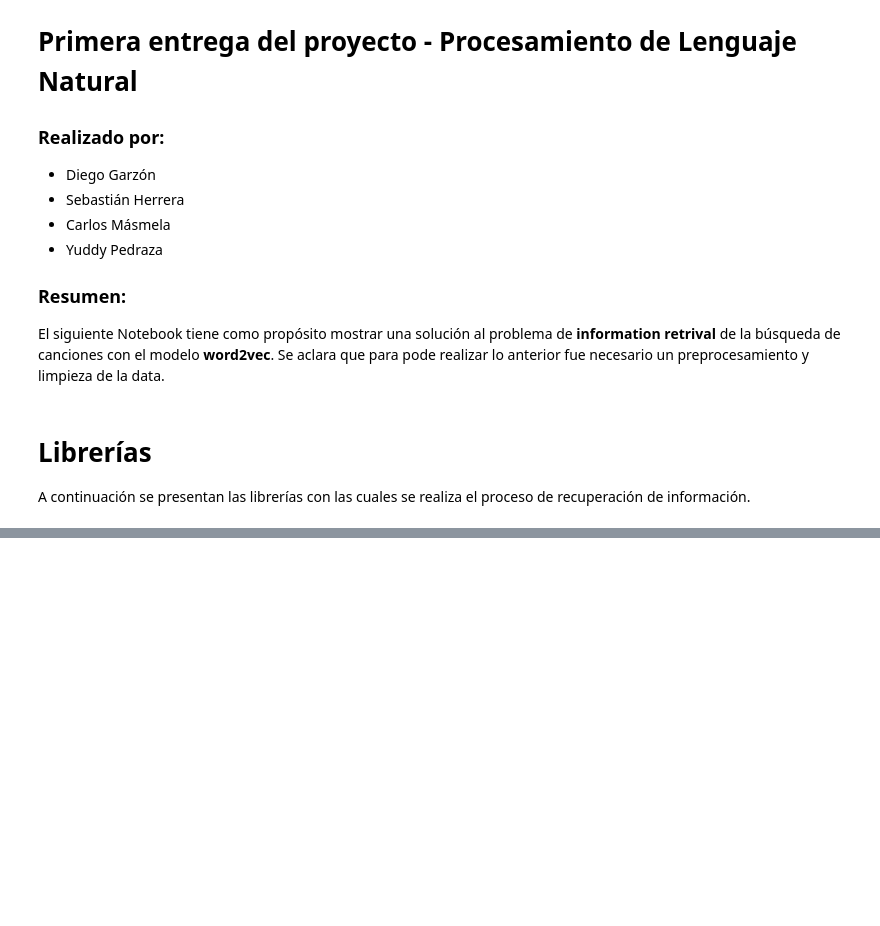
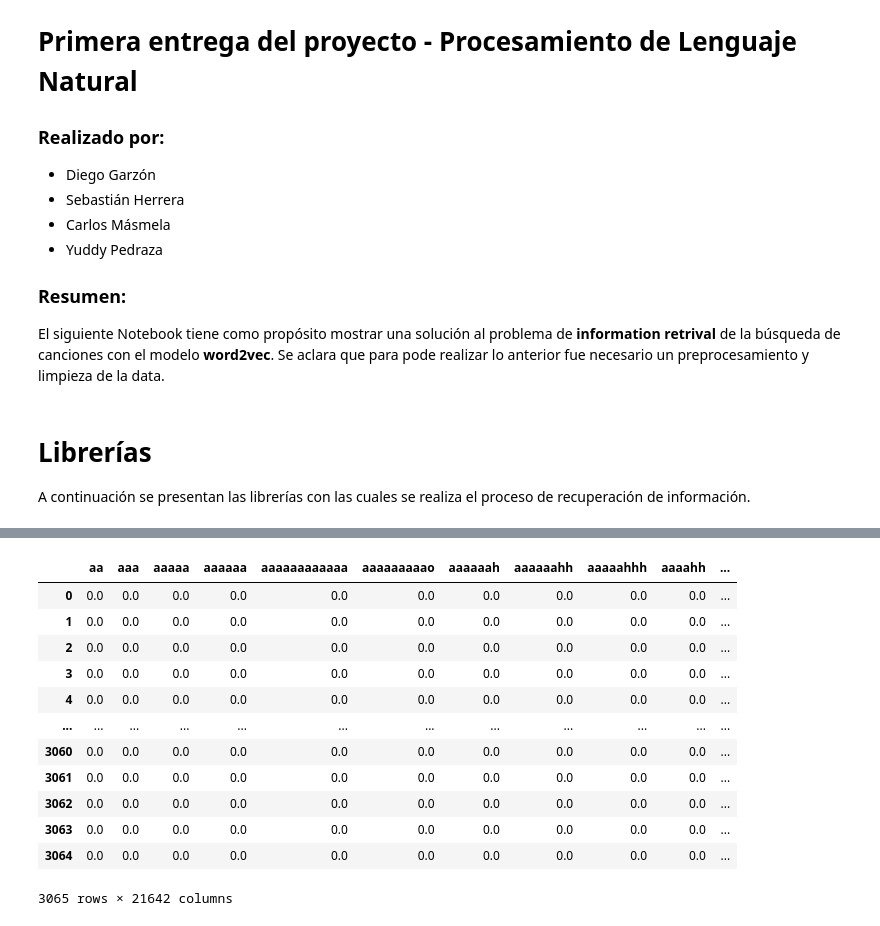
Before and after one commit to candemas97/hgmp-nlp-project, a Jupyter notebook: entregas/entrega1/information_retrieval_tf_idf/information_retrieval_tf_idf.ipynb, the cells around one changed output, grey strips where cells are left out. Saved outputs shown, nothing was run; the diff lists cells and outputs as text; code cells hidden in the pictures; blank space fills up the shorter version.

```diff
--- a/entregas/entrega1/information_retrieval_tf_idf/information_retrieval_tf_idf.ipynb
+++ b/entregas/entrega1/information_retrieval_tf_idf/information_retrieval_tf_idf.ipynb
@@ -19,0 +42,3 @@ A continuación se presentan las librerías con las cuales se realiza el proceso
+# %%
+df_normalize = pandas.read_csv("./data_normalize.csv")
+df_normalize
@@ -19,0 +59,26 @@ A continuación se presentan las librerías con las cuales se realiza el proceso
+# %%
+corpus = df_normalize["normalize"].to_list()
+# %%
+vectorizer = sklearn.feature_extraction.text.TfidfVectorizer()
+X = vectorizer.fit_transform(corpus)
+
+count_vectorizer = sklearn.feature_extraction.text.CountVectorizer()
+X_TF = count_vectorizer.fit_transform(corpus).toarray()
+
+tf = X_TF / X_TF.sum(axis=1, keepdims=True)
+df_tf = pandas.DataFrame(tf, columns=count_vectorizer.get_feature_names_out())
+df_tf
+# %% [output]
+|  | aa | aaa | aaaaa | aaaaaa | aaaaaaaaaaaa | aaaaaaaaao | aaaaaah | aaaaaahh | aaaaahhh | aaaahh | ... |
+| 0 | 0.0 | 0.0 | 0.0 | 0.0 | 0.0 | 0.0 | 0.0 | 0.0 | 0.0 | 0.0 | ... |
+| 1 | 0.0 | 0.0 | 0.0 | 0.0 | 0.0 | 0.0 | 0.0 | 0.0 | 0.0 | 0.0 | ... |
+| 2 | 0.0 | 0.0 | 0.0 | 0.0 | 0.0 | 0.0 | 0.0 | 0.0 | 0.0 | 0.0 | ... |
+| 3 | 0.0 | 0.0 | 0.0 | 0.0 | 0.0 | 0.0 | 0.0 | 0.0 | 0.0 | 0.0 | ... |
+| 4 | 0.0 | 0.0 | 0.0 | 0.0 | 0.0 | 0.0 | 0.0 | 0.0 | 0.0 | 0.0 | ... |
+| ... | ... | ... | ... | ... | ... | ... | ... | ... | ... | ... | ... |
+| 3060 | 0.0 | 0.0 | 0.0 | 0.0 | 0.0 | 0.0 | 0.0 | 0.0 | 0.0 | 0.0 | ... |
+| 3061 | 0.0 | 0.0 | 0.0 | 0.0 | 0.0 | 0.0 | 0.0 | 0.0 | 0.0 | 0.0 | ... |
+| 3062 | 0.0 | 0.0 | 0.0 | 0.0 | 0.0 | 0.0 | 0.0 | 0.0 | 0.0 | 0.0 | ... |
+| 3063 | 0.0 | 0.0 | 0.0 | 0.0 | 0.0 | 0.0 | 0.0 | 0.0 | 0.0 | 0.0 | ... |
+| 3064 | 0.0 | 0.0 | 0.0 | 0.0 | 0.0 | 0.0 | 0.0 | 0.0 | 0.0 | 0.0 | ... |
+3065 rows × 21642 columns
```
Also changed, not shown: parts of 16 cells of this notebook, 5 other files.
